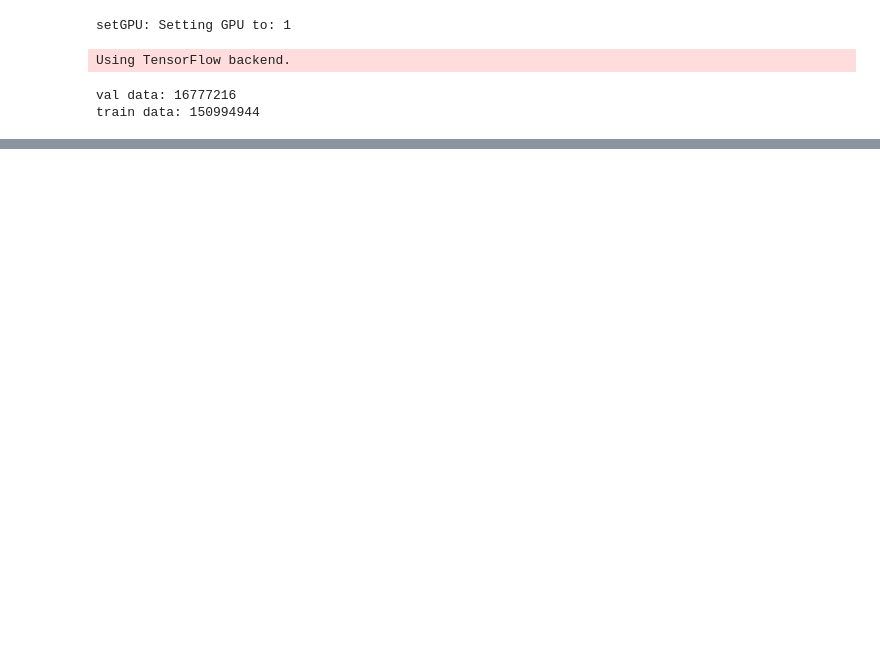
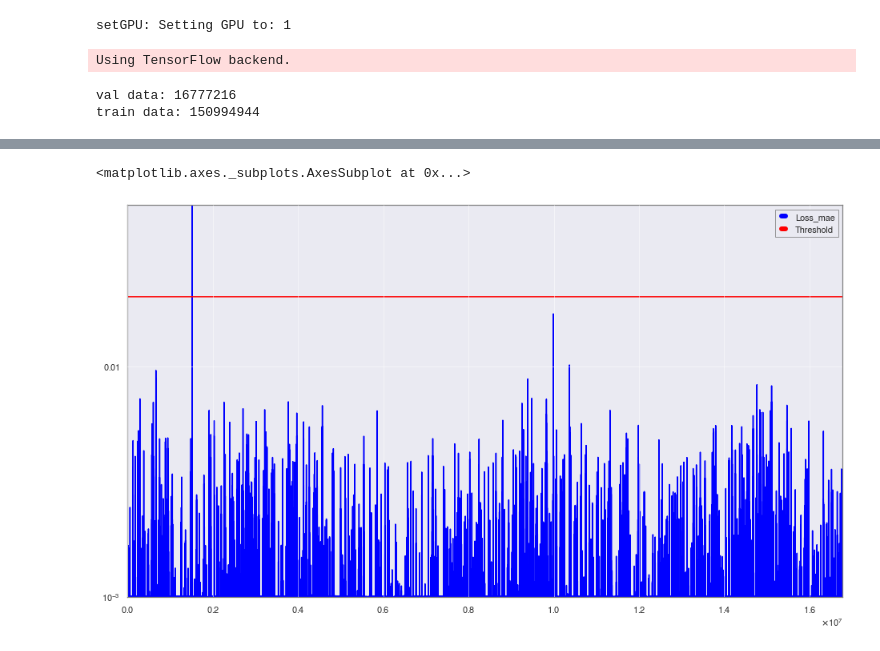
Before and after one commit to eric-moreno/Anomaly-Detection-Autoencoder, a Jupyter notebook: autoencoder.ipynb, the cells around one changed output, grey strips where cells are left out. Saved outputs shown, nothing was run; the diff lists cells and outputs as text; code cells hidden in the pictures; blank space fills up the shorter version.

```diff
--- a/autoencoder.ipynb
+++ b/autoencoder.ipynb
@@ -43,15 +43,15 @@ for file in train_files:
     x = np.concatenate((x, load['strain']['Strain'][()]), axis=0)
 
 
-test_start = 1185939456
+test_start = 1186988032
 num_test = 1
 test_files = [test_start + (num_train)*4096 + i*4096 for i in range(num_test)]
 detector = 'L1'
 y = np.array([])
 
 for file in test_files:
-    load = h5.File('/cvmfs/gwosc.osgstorage.org/gwdata/O2/strain.4k/hdf.v1/%s/%s/%s-%s_GWOSC_O2_4KHZ_R1-%s-4096.hdf5'%(detector, str(train_start), detector[0], detector, str(file)))
-    y = np.concatenate((x, load['strain']['Strain'][()]), axis=0)
+    load = h5.File('/cvmfs/gwosc.osgstorage.org/gwdata/O2/strain.4k/hdf.v1/%s/%s/%s-%s_GWOSC_O2_4KHZ_R1-%s-4096.hdf5'%(detector, str(test_start), detector[0], detector, str(file)))
+    y = np.concatenate((y, load['strain']['Strain'][()]), axis=0)
 # %%
 #Data generator not sure if I'll need this (not used currently)
 
@@ -145,0 +167,19 @@ Epoch 1/100
+# %%
+'''
+X_pred_train = model.predict(X_test)
+print(X_pred_train.shape)
+X_pred_train = X_pred_train.reshape(X_pred_train.shape[0], X_pred_train.shape[2])
+X_pred_train = pd.DataFrame(X_pred_train)
+#X_pred_train.index = train.index
+Xtest = X_test[:][:].reshape(X_test.shape[0], X_test.shape[2])
+print(Xtest.shape)
+'''
+
+scored_train = pd.DataFrame()
+scored_train['Loss_mae'] = np.mean(np.abs(X_pred_train-Xtest), axis = 1)
+scored_train['Threshold'] = 0.02
+scored_train['Anomaly'] = scored_train['Loss_mae'] > scored_train['Threshold']
+scored_train.plot(logy=True,  figsize=(16,9), ylim=[1e-3,5e-2], color=['blue','red'])
+# %% [output]
+<matplotlib.axes._subplots.AxesSubplot at 0x...>
+[figure, added]
```
Also changed, not shown: parts of 5 cells of this notebook, 3 other files.
